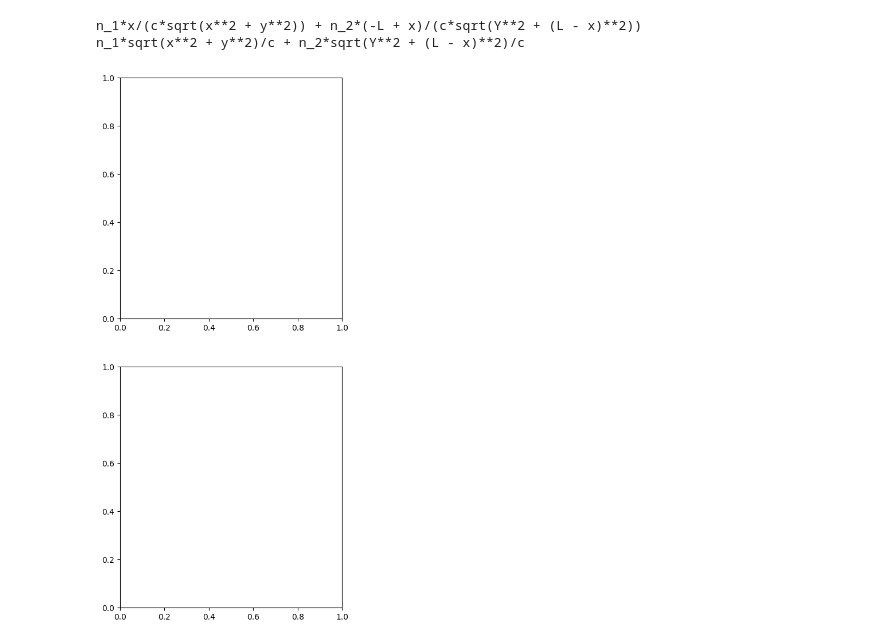
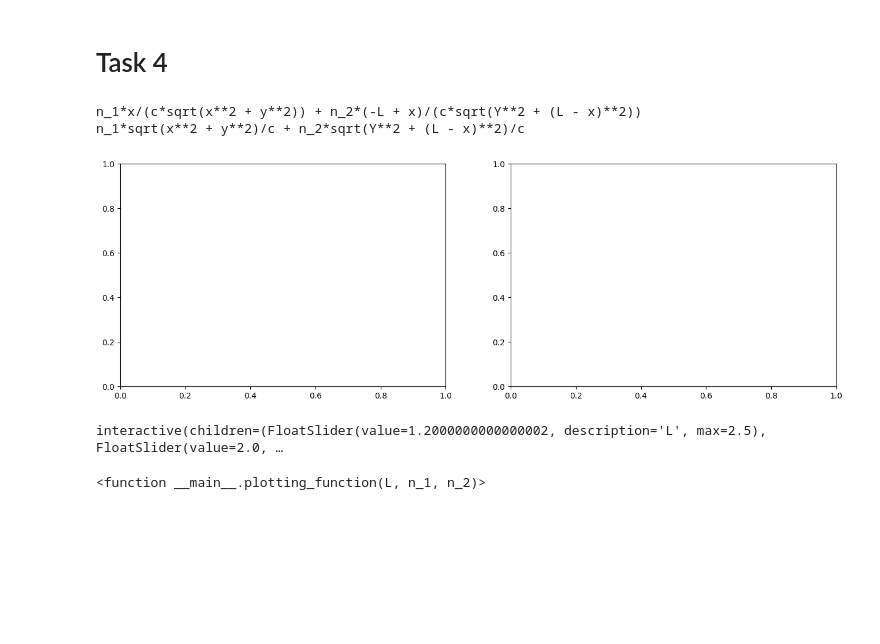
Before and after one commit to CorinnnaZ/CompChallenge, a Jupyter notebook: task4.ipynb, the cells around one changed output. Cells and saved outputs as stored; diff of their text form; code cells hidden in the pictures; blank space fills up the shorter version.

```diff
--- a/task4.ipynb
+++ b/task4.ipynb
@@ -9,3 +3,5 @@
+# %% [markdown]
+# Task 4
 # %%
 import sympy as sym
 import numpy as np
@@ -42,7 +38,7 @@ n_1*x/(c*sqrt(x**2 + y**2)) + n_2*(-L + x)/(c*sqrt(Y**2 + (L - x)**2))
 n_1*sqrt(x**2 + y**2)/c + n_2*sqrt(Y**2 + (L - x)**2)/c
 # %%
 # define figure
-fig, (ax1, ax2) = plt.subplots(2, figsize=(5,12))
+fig, (ax1, ax2) = plt.subplots(1, 2, figsize=(16, 5))
 
 # plotting function
 def plotting_function(L, n_1, n_2):
@@ -71,7 +67,7 @@ def plotting_function(L, n_1, n_2):
     ax1.set_ylabel("Time (s)")
 
     ax1.grid()
-    ax1.legend(fancybox=True, bbox_to_anchor=(1.5, 1), loc = 'upper right')
+    ax1.legend(fancybox=True, bbox_to_anchor=(1, 1), loc = 'upper center')
 
     # ax2
 
@@ -79,33 +75,36 @@ def plotting_function(L, n_1, n_2):
     start_point = (0, y)
     refraction_point = (min_x, 0)
     end_point = (L, -Y)
 
     # plot first segment of graph
     ax2.plot([start_point[0], refraction_point[0]],
              [start_point[1], refraction_point[1]], 'r-')
 
     # plot second segment
     ax2.plot([refraction_point[0], end_point[0]],
              [refraction_point[1], end_point[1]], 'r-')
 
     ax2.axhline(y=0, color='grey', linestyle='--')
     ax2.axvline(x=min_x, color='grey', linestyle='--')
 
     # calculate angles
     theta_1 = np.arctan(min_x / y)
     theta_2 = np.arctan((L - min_x) / Y)
 
     ax2.set_title(rf"Path of Light with $\theta_1$={np.degrees(theta_1):.1f}$^\circ$ and $\theta_2$={np.degrees(theta_2):.1f}$^\circ$")
 
     # Set axis limits to match the physical setup
     ax2.set_xlim(0, L)
     ax2.set_ylim(-Y, y)
 
     ax2.set_aspect('equal', adjustable='box')
     ax2.grid()
 
     display(fig)
 # %% [output]
-[figure, old version]
+[figure, new version]
 # %%
-ipy.interact(plotting_function, L=(0,2,0.1), n_1=(0,5,0.5), n_2=(0,5,0.5))
+ipy.interact(plotting_function, L=(0,2.5,0.1), n_1=(0,5,0.5), n_2=(0,5,0.5))
+# %% [output]
+interactive(children=(FloatSlider(value=1.2000000000000002, description='L', max=2.5), FloatSlider(value=2.0, …
+<function __main__.plotting_function(L, n_1, n_2)>
```
Also changed, not shown: parts of 3 cells of this notebook.
